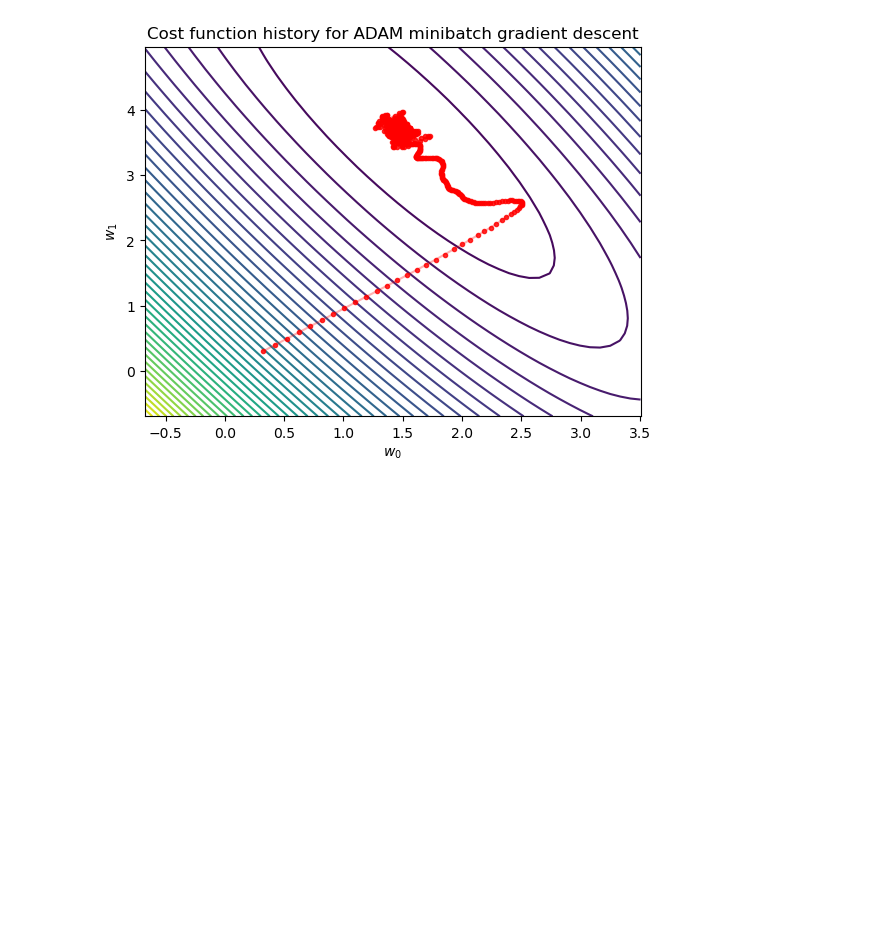
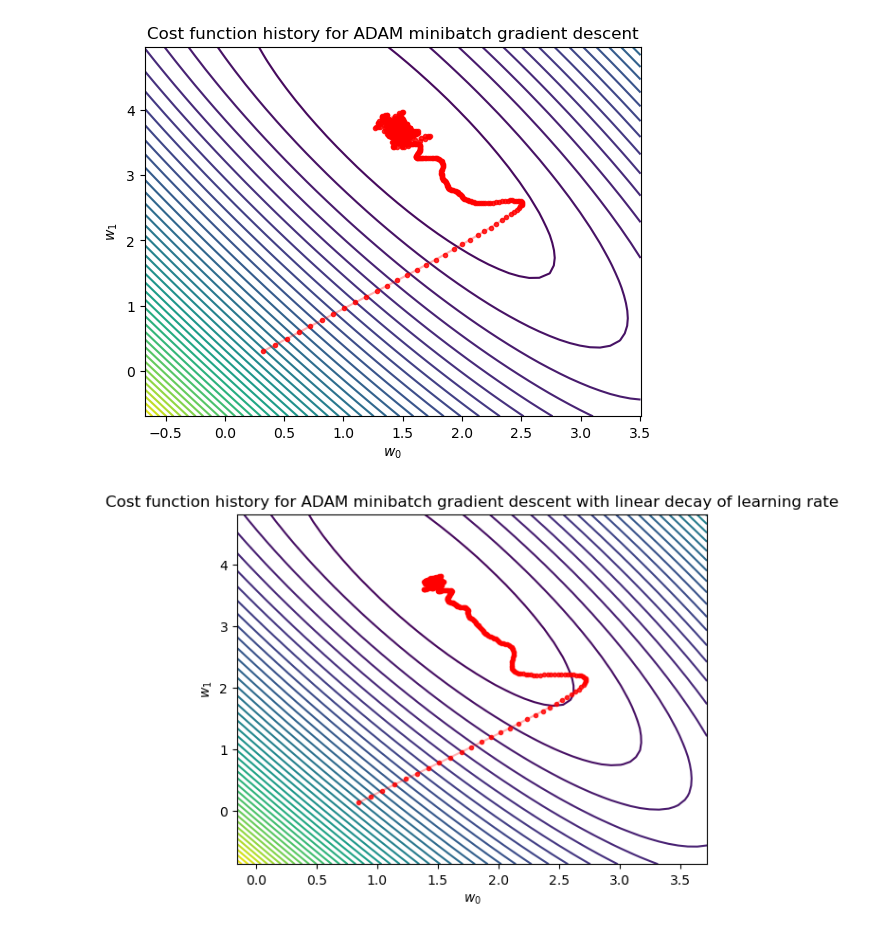
Before and after one commit to Johannesfjeldsaa/FYS-STK4155_Projects, a Jupyter notebook: Project 2/Test and plot GD.ipynb, the cells around one changed output. Saved outputs shown, nothing was run; the diff lists cells and outputs as text; code cells hidden in the pictures; blank space fills up the shorter version.

Commit message:
some changes
- added one example of SGD with linear decay of learning rate
- Further work on PyTorch NN, something wrong with the training

```diff
--- a/Project 2/Test and plot GD.ipynb
+++ b/Project 2/Test and plot GD.ipynb
@@ -66,6 +67,8 @@ grad_descentADAM_stoc = GradientDescentADAM(delta, rho1, rho2, X=X, y=y,
                                             analytic_gradient=analytical_gradient,
                                             skip_convergence_check=True,
                                             record_history=True)
+grad_descentADAM_stoc_with_lr_decay = deepcopy(grad_descentADAM_stoc)
+
 max_iter = 100000
 max_epochs = 10
 grad_descentADAM.iterate(iteration_method="Full",
@@ -73,5 +76,9 @@ grad_descentADAM.iterate(iteration_method="Full",
 grad_descentADAM_stoc.iterate(iteration_method="Stochastic",
                               max_epoch=max_epochs,
                               num_batches=100)
+grad_descentADAM_stoc_with_lr_decay.iterate(iteration_method="Stochastic",
+                                            max_epoch=max_epochs,
+                                            num_batches=100,
+                                            schedule_method="Linear decay")
 # %% [output]
 Converged after 193 iterations
@@ -103,3 +111,8 @@ plotter.plot_path_weights(cost_function_OLS, X, y, grad_descentADAM_stoc.betas,
                           'Cost function history for ADAM minibatch gradient descent')
 # %% [output]
 [figure]
+# %%
+plotter.plot_path_weights(cost_function_OLS, X, y, grad_descentADAM_stoc_with_lr_decay.betas,
+                          'Cost function history for ADAM minibatch gradient descent with linear decay of learning rate')
+# %% [output]
+[figure, added]
```
Also changed, not shown: parts of 4 cells of this notebook, 5 other files.
